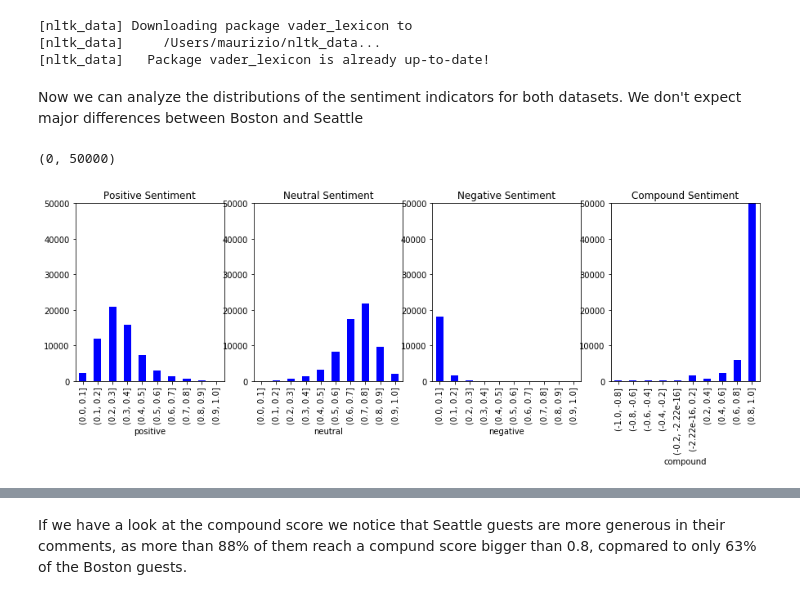
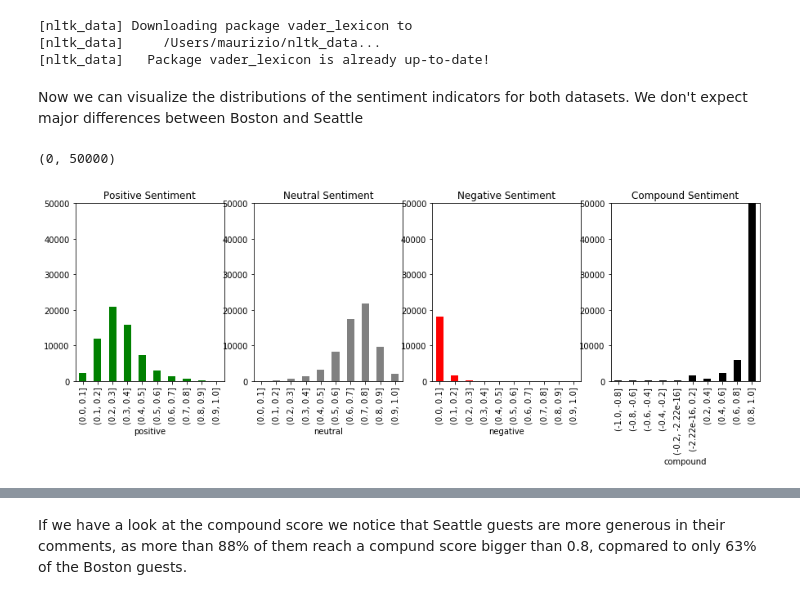
Before and after one commit to santamm/Boston-Seattle-Airbnb-Analysis, a Jupyter notebook: reviews_sentiment_analysis.ipynb, the cells around one changed output, grey strips where cells are left out. Drawn from its saved outputs; the diff is of its cells as text; code cells hidden in the pictures.

```diff
--- a/reviews_sentiment_analysis.ipynb
+++ b/reviews_sentiment_analysis.ipynb
@@ -106,11 +118,0 @@ plt.show()
-# %%
-reviews = pd.read_csv('reviews_seattle.csv')
-# %%
-# detect language of reviews and drop rows with non-english reviews
-from langdetect import detect
-
-def safe_detect(text):
-    try:
-        return(detect(text))
-    except:
-        return('None')
@@ -180,6 +176,6 @@ rv_boston = review_preprocessing(b_reviews)
 rv_seattle.to_csv('seattle_prep_reviews.csv')
 rv_boston.to_csv('boston_prep_reviews.csv')
 # %%
-rv_seattle = pd.read_csv('seattle_prep_reviews.csv')
-rv_boston = pd.read_csv('boston_prep_reviews.csv')
+#rv_seattle = pd.read_csv('seattle_prep_reviews.csv')
+#rv_boston = pd.read_csv('boston_prep_reviews.csv')
 # %%
@@ -195,29 +192,29 @@ rv_boston = pd.concat([rv_boston, pd.DataFrame(data = boston_scores, columns=['n
 #rv_seattle.to_csv('seattle_prep_reviews.csv')
 #rv_boston.to_csv('boston_prep_reviews.csv')
 # %% [markdown]
-Now we can analyze the distributions of the sentiment indicators for both datasets. We don't expect major differences between Boston and Seattle
+Now we can visualize the distributions of the sentiment indicators for both datasets. We don't expect major differences between Boston and Seattle
 # %%
 # Distributions for Boston
 plt.figure(figsize=(15,4))
 plt.subplot(1,4,1)
-rv_boston.groupby(pd.cut(rv_boston["positive"], np.arange(0, 1.1, 0.1))).listing_id.count().plot(kind='bar', color='blue')
+rv_boston.groupby(pd.cut(rv_boston["positive"], np.arange(0, 1.1, 0.1))).listing_id.count().plot(kind='bar', color='green')
 plt.title('Positive Sentiment')
 plt.ylim(0,50000)
 plt.subplot(1,4,2)
-rv_boston.groupby(pd.cut(rv_boston["neutral"], np.arange(0, 1.1, 0.1))).listing_id.count().plot(kind='bar', color='blue')
+rv_boston.groupby(pd.cut(rv_boston["neutral"], np.arange(0, 1.1, 0.1))).listing_id.count().plot(kind='bar', color='grey')
 plt.title('Neutral Sentiment')
 plt.ylim(0,50000)
 plt.subplot(1,4,3)
-rv_boston.groupby(pd.cut(rv_boston["negative"], np.arange(0, 1.1, 0.1))).listing_id.count().plot(kind='bar', color='blue')
+rv_boston.groupby(pd.cut(rv_boston["negative"], np.arange(0, 1.1, 0.1))).listing_id.count().plot(kind='bar', color='red')
 plt.title('Negative Sentiment')
 plt.ylim(0,50000)
 plt.subplot(1,4,4)
-rv_boston.groupby(pd.cut(rv_boston["compound"], np.arange(-1.0, 1.1, 0.2))).listing_id.count().plot(kind='bar', color='blue')
+rv_boston.groupby(pd.cut(rv_boston["compound"], np.arange(-1.0, 1.1, 0.2))).listing_id.count().plot(kind='bar', color='black')
 plt.title('Compound Sentiment');
 plt.ylim(0,50000)
 # %% [output]
 (0, 50000)
-[figure, old version]
+[figure, new version]
 # %%
 # Distributions for Seattle
 plt.figure(figsize=(15,4))
```
Also changed, not shown: parts of 12 cells of this notebook, 2 other files.
